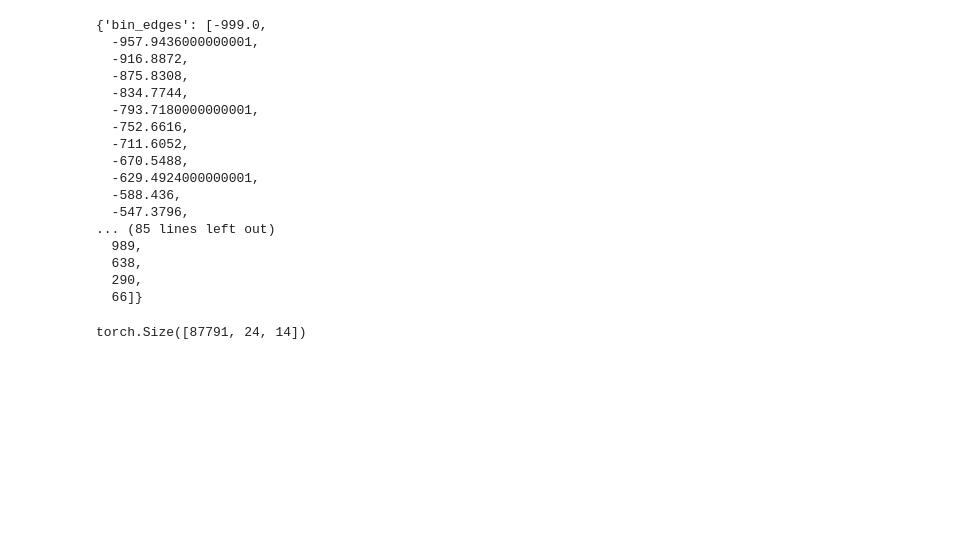
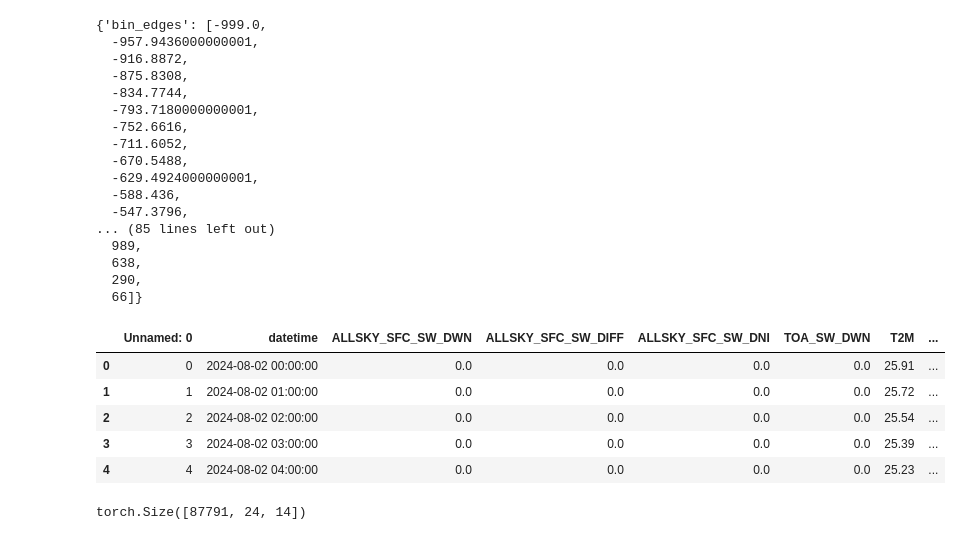
Before and after one commit to studentanush/weatherNet, a Jupyter notebook: version2.ipynb, the cells around one changed output. Cells and saved outputs as stored; diff of their text form; code cells hidden in the pictures; blank space fills up the shorter version.

```diff
--- a/version2.ipynb
+++ b/version2.ipynb
@@ -54,6 +54,15 @@ hist_dict
   66]}
 # %%
 df['datetime'] = pd.to_datetime(df['datetime'])
+# %%
+df.head()
+# %% [output]
+|  | Unnamed: 0 | datetime | ALLSKY_SFC_SW_DWN | ALLSKY_SFC_SW_DIFF | ALLSKY_SFC_SW_DNI | TOA_SW_DWN | T2M | ... |
+| 0 | 0 | 2024-08-02 00:00:00 | 0.0 | 0.0 | 0.0 | 0.0 | 25.91 | ... |
+| 1 | 1 | 2024-08-02 01:00:00 | 0.0 | 0.0 | 0.0 | 0.0 | 25.72 | ... |
+| 2 | 2 | 2024-08-02 02:00:00 | 0.0 | 0.0 | 0.0 | 0.0 | 25.54 | ... |
+| 3 | 3 | 2024-08-02 03:00:00 | 0.0 | 0.0 | 0.0 | 0.0 | 25.39 | ... |
+| 4 | 4 | 2024-08-02 04:00:00 | 0.0 | 0.0 | 0.0 | 0.0 | 25.23 | ... |
 # %%
 def train_model(model, train_loader, val_loader, data,epochs=20, lr=0.001, device='cuda',offset = 0):
     model.to(device)
```
Also changed, not shown: parts of 10 cells of this notebook, 3 other files.
